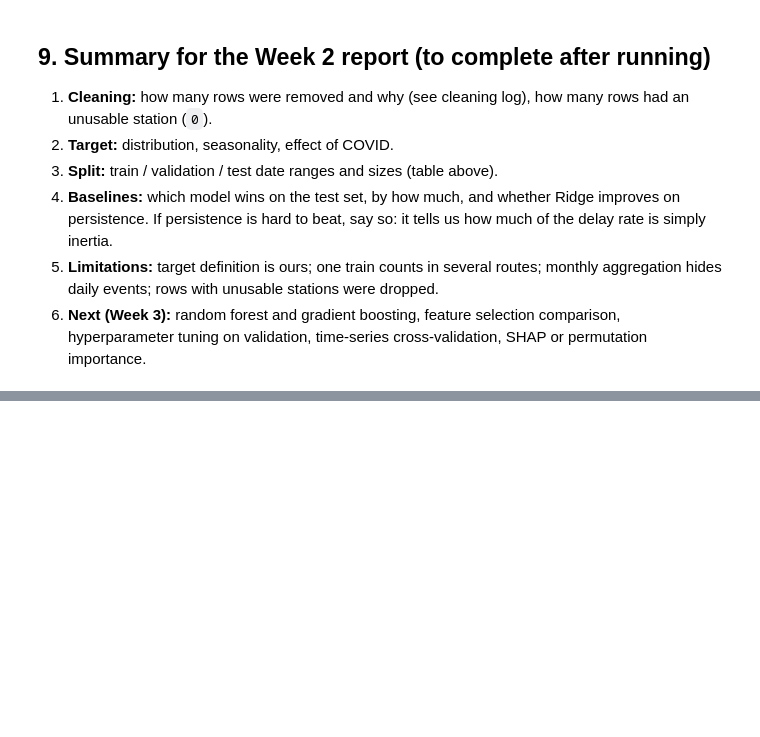
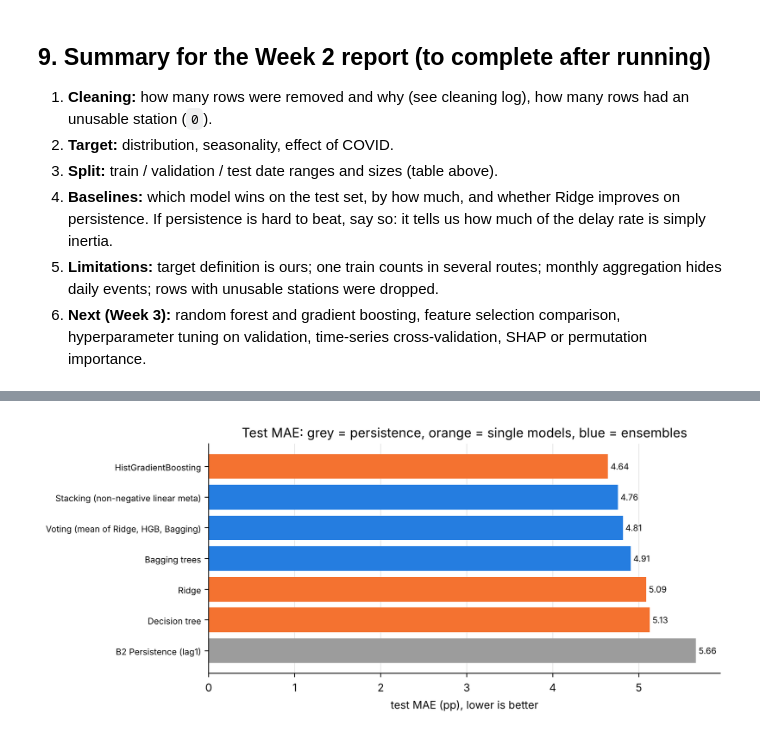
Before and after one commit to oryssatalatala-cell/ml-sncf-delays, a Jupyter notebook: notebooks/02_week2_data_prep_baseline.ipynb, the cells around one changed output, grey strips where cells are left out. Cells and saved outputs as stored; diff of their text form; code cells hidden in the pictures; blank space fills up the shorter version.

```diff
--- a/notebooks/02_week2_data_prep_baseline.ipynb
+++ b/notebooks/02_week2_data_prep_baseline.ipynb
@@ -586,0 +877,21 @@ Saved: ['baseline_results_regression.csv', 'cleaning_log.csv', 'tgv_liaisons_cle
+# %%
+# Month-block bootstrap: resample the 12 test months with replacement, since errors within a month are correlated.
+rng = np.random.default_rng(SEED)
+t_months = test["date"].to_numpy()
+blocks = [np.where(t_months == m)[0] for m in np.unique(t_months)]
+def block_boot(a, b, n_boot=4000):
+    d = []
+    for _ in range(n_boot):
+        pick = rng.integers(0, len(blocks), len(blocks))
+        ii = np.concatenate([blocks[p] for p in pick])
+        d.append(abs_err[a][ii].mean() - abs_err[b][ii].mean())
+    return np.percentile(d, [2.5, 97.5]) * 100
+
+ref = "Ridge"
+rows = []
+for n in abs_err:
+    if n == ref: continue
+    lo, hi = block_boot(n, ref)
+    rows.append({"model": n, "MAE minus tuned Ridge (pp)": (abs_err[n].mean() - abs_err[ref].mean()) * 100,
+                 "95% interval": f"[{lo:+.2f}, {hi:+.2f}]", "interval excludes 0": bool(lo > 0 or hi < 0)})
+pd.DataFrame(rows).set_index("model").round(3)
@@ -586,0 +907,15 @@ Saved: ['baseline_results_regression.csv', 'cleaning_log.csv', 'tgv_liaisons_cle
+# %%
+fig, ax = plt.subplots(figsize=(9, 4))
+style(ax)
+order = test_tab["test MAE (pp)"].sort_values().index
+colors = [BLUE if n in ("Voting (mean of Ridge, HGB, Bagging)", "Stacking (non-negative linear meta)", "Bagging trees") else
+          (GREY if n.startswith("B2") else ORANGE) for n in order]
+ax.barh(range(len(order)), test_tab.loc[order, "test MAE (pp)"], color=colors)
+ax.set_yticks(range(len(order))); ax.set_yticklabels(order, fontsize=8); ax.invert_yaxis()
+for i, v in enumerate(test_tab.loc[order, "test MAE (pp)"]):
+    ax.text(v + 0.03, i, f"{v:.2f}", va="center", fontsize=8)
+ax.set_xlabel("test MAE (pp), lower is better"); ax.grid(axis="x", color="#e6e6e6"); ax.grid(axis="y", visible=False)
+ax.set_title("Test MAE: grey = persistence, orange = single models, blue = ensembles")
+fig.tight_layout(); fig.savefig(FIG_DIR / "week3_test_mae.png", dpi=150); plt.show()
+# %% [output]
+[figure, added]
```
Also changed, not shown: parts of 23 cells of this notebook, 3 other files.
